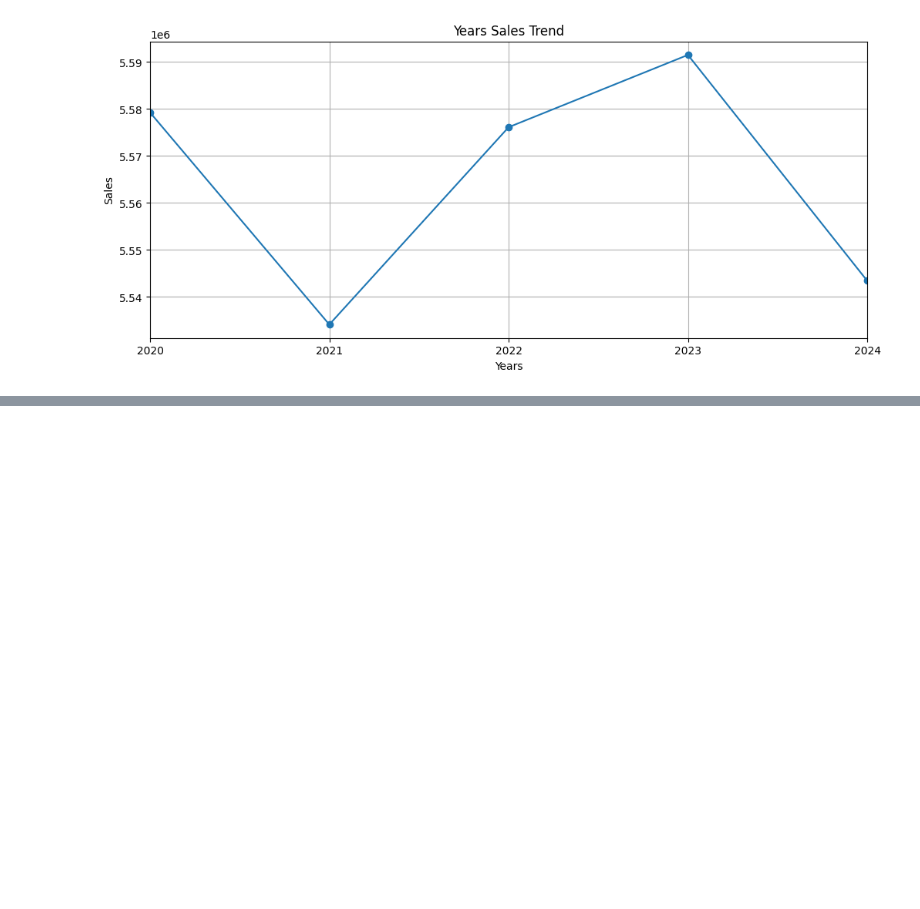
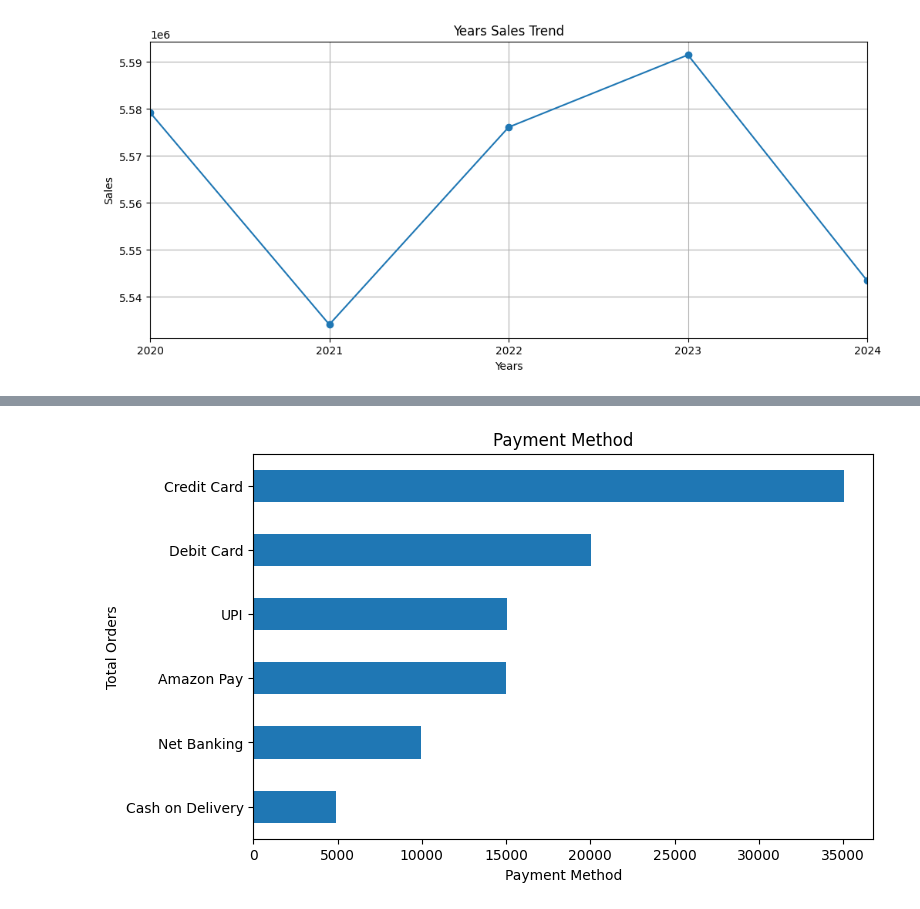
Before and after one commit to Sinaga1702/dataAnalistAmazon, a Jupyter notebook: Amazon.ipynb, the cells around one changed output, grey strips where cells are left out. Saved outputs shown, nothing was run; the diff lists cells and outputs as text; code cells hidden in the pictures; blank space fills up the shorter version.

```diff
--- a/Amazon.ipynb
+++ b/Amazon.ipynb
@@ -215,3 +218,8 @@ plt.grid(True)
 plt.show()
 # %% [output]
 [figure]
+# %%
+#Metode pembayaran
+Payment_Method = df['PaymentMethod'].value_counts().sort_values(ascending=True)
+
+print(Payment_Method)
@@ -217,0 +235,8 @@ plt.show()
+# %%
+Payment_Method.plot(kind='barh', figsize=(8,5))
+plt.title('Payment Method')
+plt.xlabel('Payment Method')
+plt.ylabel('Total Orders')
+plt.show()
+# %% [output]
+[figure, added]
```
Also changed, not shown: parts of 12 cells of this notebook.
